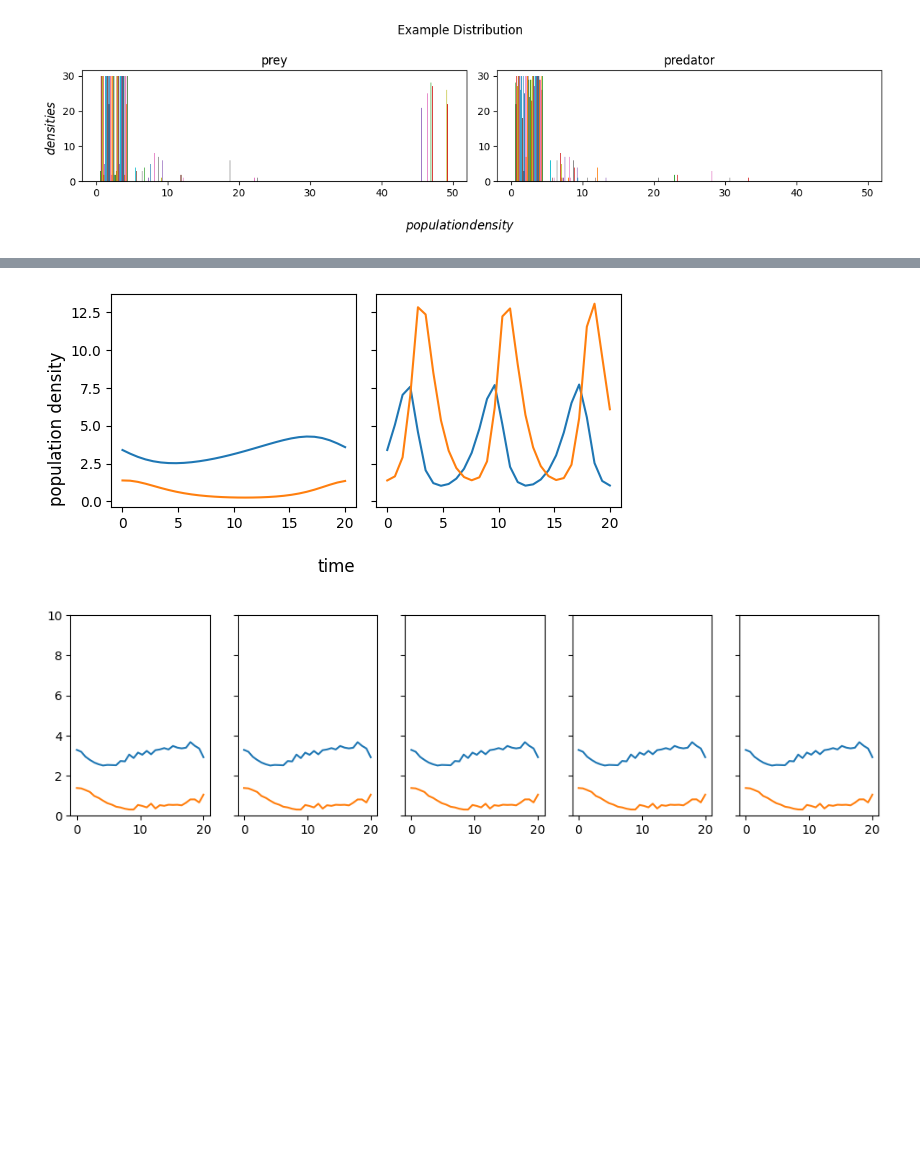
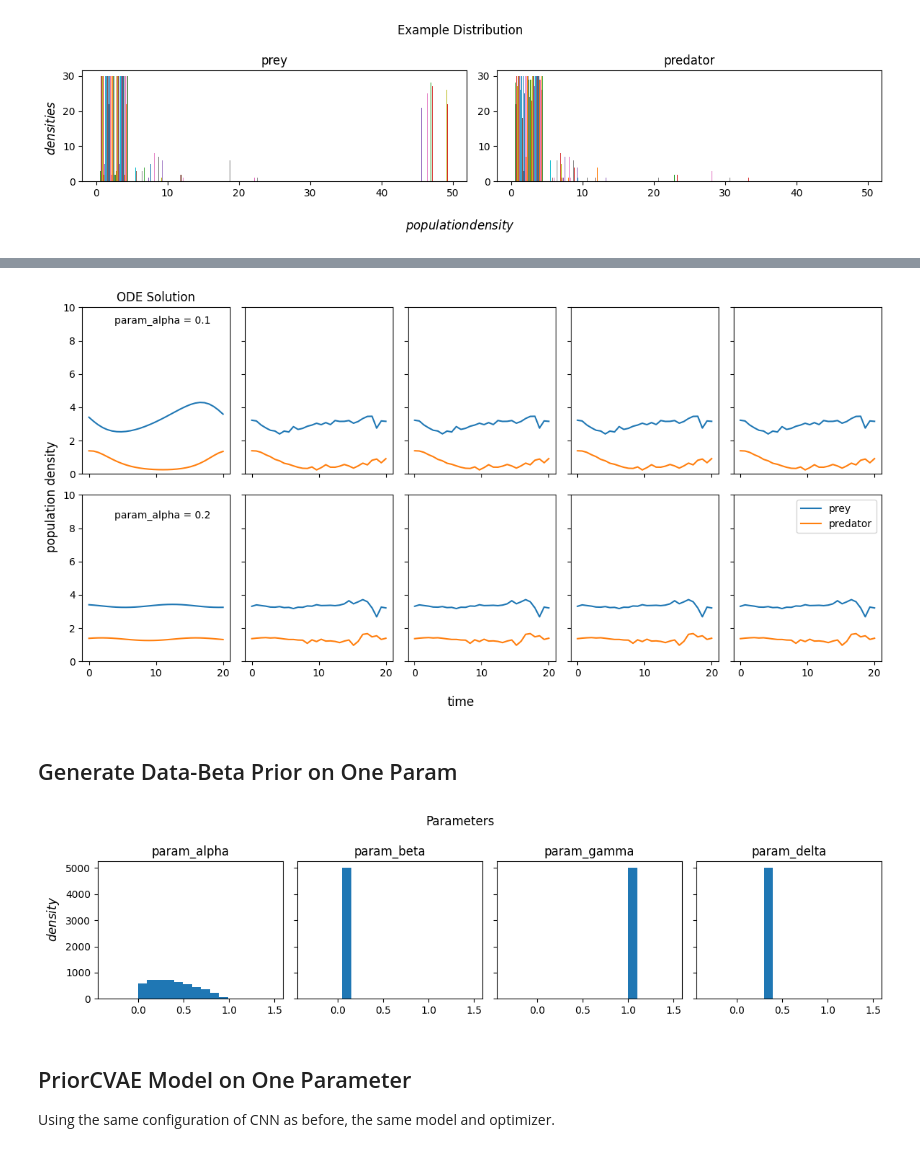
Before and after one commit to hltlovespeach/PINTS_priorCVAE, a Jupyter notebook: vae_LV.ipynb, the cells around one changed output, grey strips where cells are left out. Saved outputs shown, nothing was run; the diff lists cells and outputs as text; code cells hidden in the pictures; blank space fills up the shorter version.

Commit message:
add beta prior

```diff
--- a/vae_LV.ipynb
+++ b/vae_LV.ipynb
@@ -147,40 +145,49 @@ plt.show()
 # %%
+# Check performance for low end values.
 model = pintsjax.toy.LotkaVolterraModel()
 times = np.linspace(0,20,30)
 params_1 = np.array([0.1,0.15,1,.3])
-params_2 = np.array([0.8,0.15,1,.3])
+params_2 = np.array([0.2,0.15,1,.3])
 values_1 = model.simulate(params_1, times)
 values_2 = model.simulate(params_2, times)
-
-fig, axs = plt.subplots(1,2, sharex=True, sharey=True, figsize=(6,3))
-axs[0].plot(times, values_1[:,0], label = 'prey')
-axs[0].plot(times, values_1[:,1], label = 'predator')
-axs[1].plot(times, values_2[:,0], label = 'prey')
-axs[1].plot(times, values_2[:,1], label = 'predator')
-fig.supxlabel('time')
-fig.supylabel('population density')
-plt.tight_layout()
-plt.show()
-# %% [output]
-[figure, removed]
 # %%
-# fixed parameter-expect same results?
+# Fixed parameter - expect the same results
 decoder_params = trainer.state.params['decoder']
 key = jax.random.PRNGKey(rnd.randint(0, 9999))
 z_rng, c_rng, init_rng = random.split(key, 3)
 z = random.normal(z_rng, (10, 8))
 decoder = CNNDecoder(conv_features=[6,1], conv_kernel_size=[[3,2],[4,1]],hidden_dim=10, decoder_reshape=(12,1,8), out_channel=1, conv_stride=[(1,1),(2,1)], conv_activation=nn.tanh)
 
 c_1 = np.array([0.1,0.15,1,.3])
-c = jnp.tile(c_1, (10,1))
-z_c = jnp.concatenate([z, c], axis=-1)
-out = decoder.apply({'params': decoder_params}, z_c)
+c_1 = jnp.tile(c_1, (10,1))
+z_c_1 = jnp.concatenate([z, c_1], axis=-1)
+out_1 = decoder.apply({'params': decoder_params}, z_c_1)
 
-fig, axs = plt.subplots(1,5, sharex=True, sharey=True, figsize=(12,3))
-for i in range(5):
-    axs[i].plot(time_train[i], out[i,:,0,:],label='prey')
-    axs[i].plot(time_train[i], out[i][:,1,:], label='predator')
+c_2 = np.array([0.2,0.15,1,.3])
+c_2 = jnp.tile(c_2, (10,1))
+z_c_2 = jnp.concatenate([z, c_2], axis=-1)
+out_2 = decoder.apply({'params': decoder_params}, z_c_2)
+
+fig, axs = plt.subplots(2,5, sharex=True, sharey=True, figsize=(12,6))
+axs[0,0].plot(times, values_1[:,0], label = 'prey')
+axs[0,0].plot(times, values_1[:,1], label = 'predator')
+axs[0,0].title.set_text('ODE Solution')
+axs[1,0].plot(times, values_2[:,0], label = 'prey')
+axs[1,0].plot(times, values_2[:,1], label = 'predator')
+for i in range(4):
+    axs[0,i+1].plot(time_train[i], out_1[i,:,0,:],label='prey')
+    axs[0,i+1].plot(time_train[i], out_1[i][:,1,:], label='predator')
+    axs[1,i+1].plot(time_train[i], out_2[i,:,0,:],label='prey')
+    axs[1,i+1].plot(time_train[i], out_2[i][:,1,:], label='predator')
+plt.legend()
+plt.figtext(0.1,0.9,'param_alpha = 0.1')
+plt.figtext(0.1,0.45,'param_alpha = 0.2')
 plt.ylim(0,10)
+fig.supxlabel('time')
+fig.supylabel('population density')
+plt.tight_layout()
 plt.show()
 # %% [output]
-[figure, old version]
+[figure, new version]
+# %% [markdown]
+## Generate Data-Beta Prior on One Param
@@ -186,0 +198,16 @@ plt.show()
+# %%
+# Check the range of parameter values
+fig, axs = plt.subplots(1,4, sharex=True, sharey=True, figsize=(12,3))
+for i in range(4):
+    axs[i].hist(params_test_b[:,i])
+    args = ['param_alpha','param_beta','param_gamma','param_delta']
+    axs[i].set_title(args[i])
+plt.suptitle('Parameters')
+fig.supylabel('$density$')
+plt.tight_layout()
+plt.show()
+# %% [output]
+[figure, added]
+# %% [markdown]
+## PriorCVAE Model on One Parameter
+Using the same configuration of CNN as before, the same model and optimizer.
```
Also changed, not shown: parts of 16 cells of this notebook, 1 other file.
